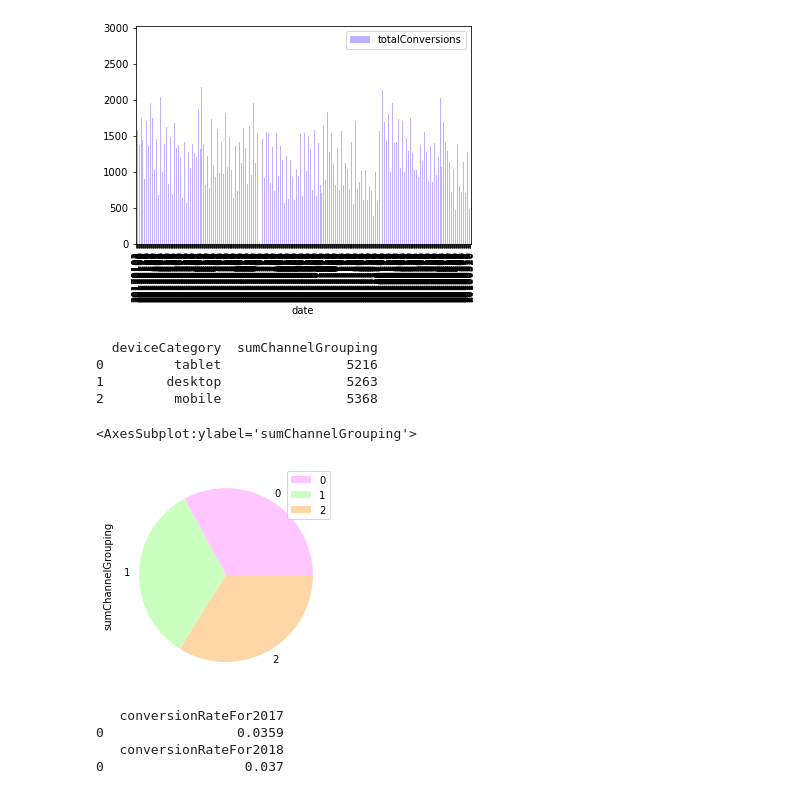
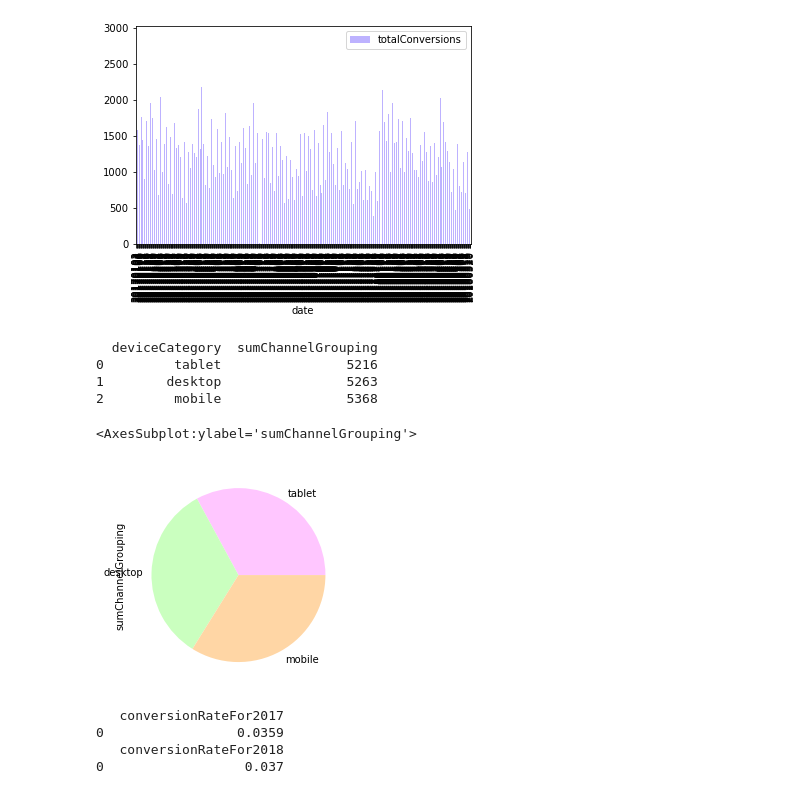
Before and after one commit to Coletterbox/More-BigQuery-with-Python, a Jupyter notebook: queriesWithGraphs2.ipynb, the cells around one changed output. Cells and saved outputs as stored; diff of their text form; code cells hidden in the pictures.

```diff
--- a/queriesWithGraphs2.ipynb
+++ b/queriesWithGraphs2.ipynb
@@ -225,18 +220,18 @@ runQuery(query10).plot.bar(x='date', y='totalConversions', color=singleColorArra
 # %%
 query10 = """
     SELECT deviceCategory, COUNT(channelGrouping) as sumChannelGrouping
     FROM `apprenticeship-299321.sample_data.datatable`
     GROUP BY deviceCategory
     ORDER BY sumChannelGrouping ASC
 """
-runQuery(query10).plot.pie(x='deviceCategory', y='sumChannelGrouping', colors=threeColorsArray)
+runQuery(query10).plot.pie(x='deviceCategory', y='sumChannelGrouping', colors=threeColorsArray, legend=False, labels=["tablet", "desktop", "mobile"])
 # %% [output]
   deviceCategory  sumChannelGrouping
 0         tablet                5216
 1        desktop                5263
 2         mobile                5368
 <AxesSubplot:ylabel='sumChannelGrouping'>
-[figure, old version]
+[figure, new version]
 # %%
 # conversion rates for each year
 query11 = """
```
Also changed, not shown: parts of 3 cells of this notebook.
